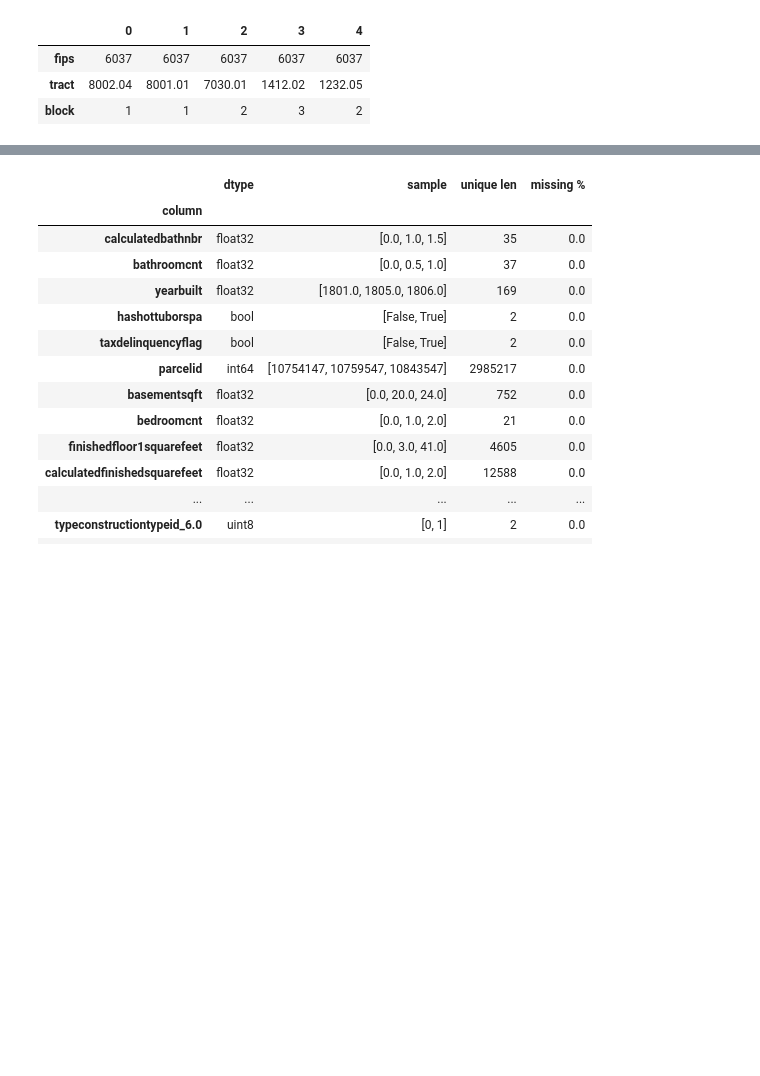
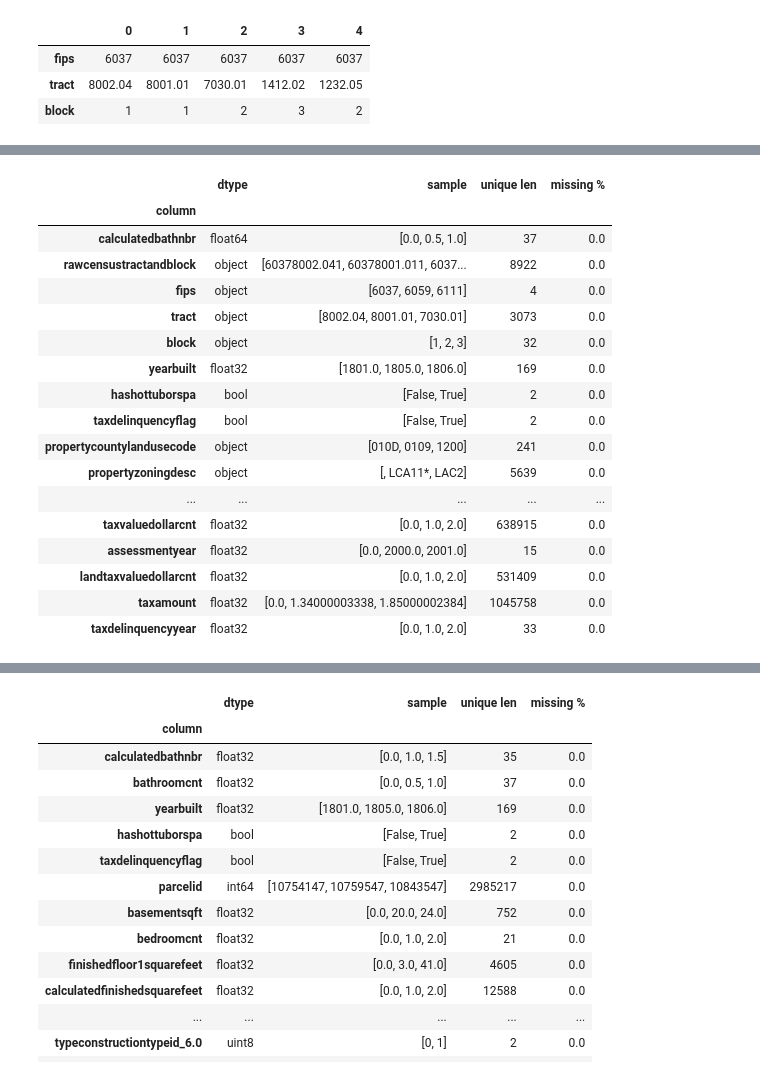
Before and after one commit to ibratface/dl_projects, a Jupyter notebook: zillow.ipynb, the cells around one changed output, grey strips where cells are left out. Saved outputs shown, nothing was run; the diff lists cells and outputs as text; code cells hidden in the pictures; blank space fills up the shorter version.

```diff
--- a/zillow.ipynb
+++ b/zillow.ipynb
@@ -452 +317,65 @@ describe_values(procd)
+# %%
+c = 'hashottuborspa'
+procd[c] = props[c] == True
+procd[c] = procd[c].astype('bool')
+
+c = 'taxdelinquencyflag'
+procd[c] = props[c].astype('str')
+procd[c] = procd[c] == 'Y'
+procd[c] = procd[c].astype('bool')
+
+c = 'propertycountylandusecode'
+procd[c] = props[c].fillna(DEFAULT_CATEGORY).astype('str').astype(CATEGORY_TYPE)
+
+c = 'propertyzoningdesc'
+procd[c] = props[c].fillna(DEFAULT_CATEGORY).astype(CATEGORY_TYPE)
+
+c = 'censustractandblock'
+procd[c] = props[c].fillna(DEFAULT_CATEGORY).astype(CATEGORY_TYPE)
+# %%
+for c in props.columns:
+    if c in procd.columns:
+        continue
+
+    if 'typeid' in c or 'regionid' in c:
+#         if (props[c] == DEFAULT_CATEGORY).any():
+#             procd[c] = props[c].fillna(props[c].max() + 1)
+#         else:
+        procd[c] = props[c].fillna(DEFAULT_CATEGORY)
+        procd[c] = procd[c].astype(CATEGORY_TYPE)
+
+    elif props[c].dtype == np.object:
+        procd[c] = props[c] == True
+        procd[c] = procd[c].astype('bool')
+
+    else:
+        procd[c] = props[c]
+
+    if procd[c].dtype == np.float64:
+        if (props[c] == DEFAULT_NUMERIC).any():
+            procd[c] = props[c].fillna(props[c].mean())
+        else:
+            procd[c] = props[c].fillna(DEFAULT_NUMERIC)
+        procd[c] = procd[c].astype('float32')
+
+describe_values(procd)
+# %% [output]
+|  | dtype | sample | unique len | missing % |
+| column |  |  |  |  |
+| calculatedbathnbr | float64 | [0.0, 0.5, 1.0] | 37 | 0.0 |
+| rawcensustractandblock | object | [60378002.041, 60378001.011, 6037... | 8922 | 0.0 |
+| fips | object | [6037, 6059, 6111] | 4 | 0.0 |
+| tract | object | [8002.04, 8001.01, 7030.01] | 3073 | 0.0 |
+| block | object | [1, 2, 3] | 32 | 0.0 |
+| yearbuilt | float32 | [1801.0, 1805.0, 1806.0] | 169 | 0.0 |
+| hashottuborspa | bool | [False, True] | 2 | 0.0 |
+| taxdelinquencyflag | bool | [False, True] | 2 | 0.0 |
+| propertycountylandusecode | object | [010D, 0109, 1200] | 241 | 0.0 |
+| propertyzoningdesc | object | [, LCA11*, LAC2] | 5639 | 0.0 |
+| ... | ... | ... | ... | ... |
+| taxvaluedollarcnt | float32 | [0.0, 1.0, 2.0] | 638915 | 0.0 |
+| assessmentyear | float32 | [0.0, 2000.0, 2001.0] | 15 | 0.0 |
+| landtaxvaluedollarcnt | float32 | [0.0, 1.0, 2.0] | 531409 | 0.0 |
+| taxamount | float32 | [0.0, 1.34000003338, 1.85000002384] | 1045758 | 0.0 |
+| taxdelinquencyyear | float32 | [0.0, 1.0, 2.0] | 33 | 0.0 |
 # %%
```
Also changed, not shown: parts of 53 cells of this notebook.
